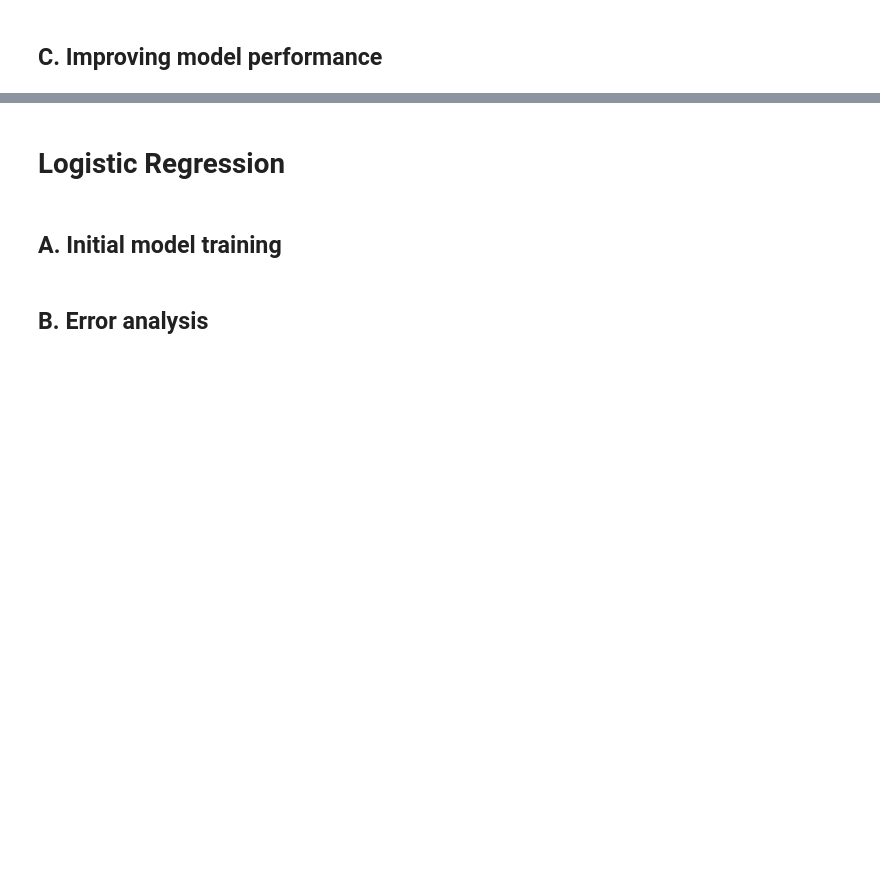
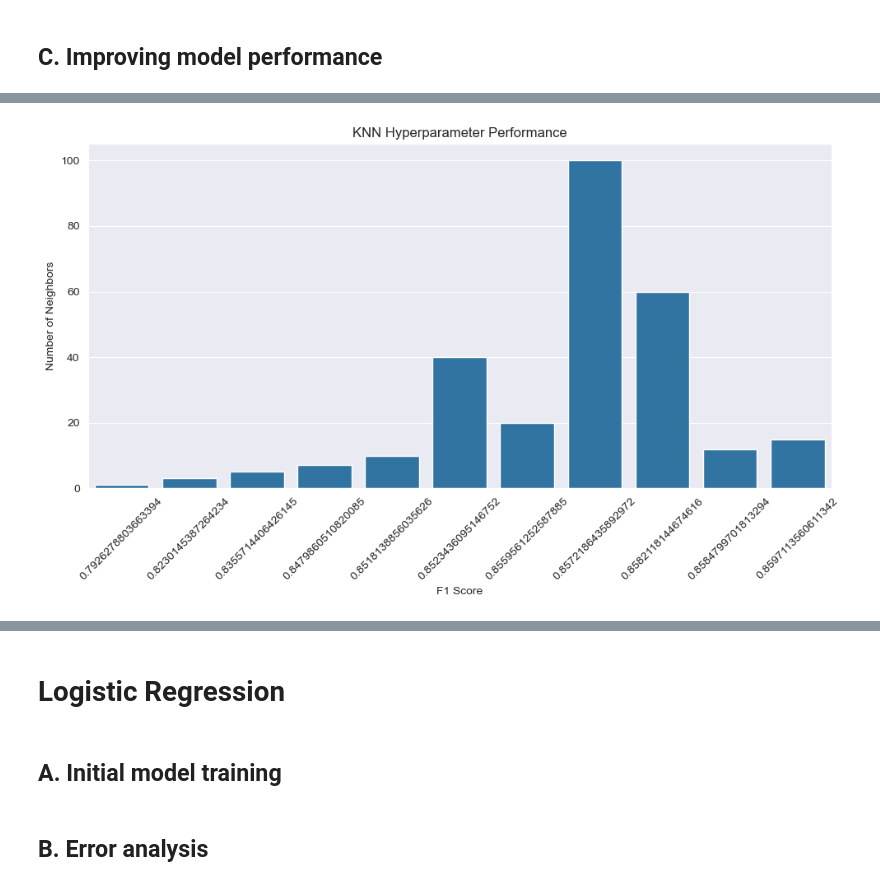
Before and after one commit to grahamogatia/pumpkin-seed-classification, a Jupyter notebook: pumpkin-seeds-ml/STINTSY Project S16 Group 1.ipynb, the cells around one changed output, grey strips where cells are left out. Drawn from its saved outputs; the diff is of its cells as text; code cells hidden in the pictures; blank space fills up the shorter version.

```diff
--- a/pumpkin-seeds-ml/STINTSY Project S16 Group 1.ipynb
+++ b/pumpkin-seeds-ml/STINTSY Project S16 Group 1.ipynb
@@ -621,0 +591,16 @@ Got 414 / 500 correct => accuracy: 0.828000
+# %%
+from sklearn.model_selection import GridSearchCV, RandomizedSearchCV
+from sklearn.neighbors import KNeighborsClassifier
+import matplotlib.pyplot as plt
+import seaborn as sns
+import numpy as np
+
+# Define the parameter grid for KNN
+knn_param_grid = {
+    'n_neighbors': [1, 3, 5, 7, 10, 12, 15, 20, 40, 60, 100],
+}
+knn = KNeighborsClassifier()
+# %%
+# Grid Search for KNN
+knn_grid_search = GridSearchCV(knn, knn_param_grid, cv=5, scoring='f1', return_train_score=True)
+knn_grid_search.fit(X_train, y_train)
@@ -621,0 +616,9 @@ Got 414 / 500 correct => accuracy: 0.828000
+# %%
+results_df = pd.DataFrame(knn_grid_search.cv_results_)
+
+performance_df = results_df[['param_n_neighbors', 'mean_test_score']]
+performance_df.columns = ['n_neighbors', 'F1 Score']
+performance_df = performance_df.sort_values(by='F1 Score', ascending=False)
+
+print("\nHyperparameter Configurations and Corresponding Performance:")
+print(performance_df)
@@ -621,0 +639,14 @@ Got 414 / 500 correct => accuracy: 0.828000
+# %%
+plt.figure(figsize=(10, 6))
+sns.barplot(data=performance_df, x='F1 Score', y='n_neighbors')  # Removed palette
+plt.title('KNN Hyperparameter Performance')
+plt.xlabel('F1 Score')
+plt.ylabel('Number of Neighbors')
+
+current_ticks = plt.xticks()[0]
+plt.xticks(ticks=current_ticks[::1], rotation=45)
+
+plt.tight_layout()
+plt.show()
+# %% [output]
+[figure, added]
```
Also changed, not shown: parts of 49 cells of this notebook.
